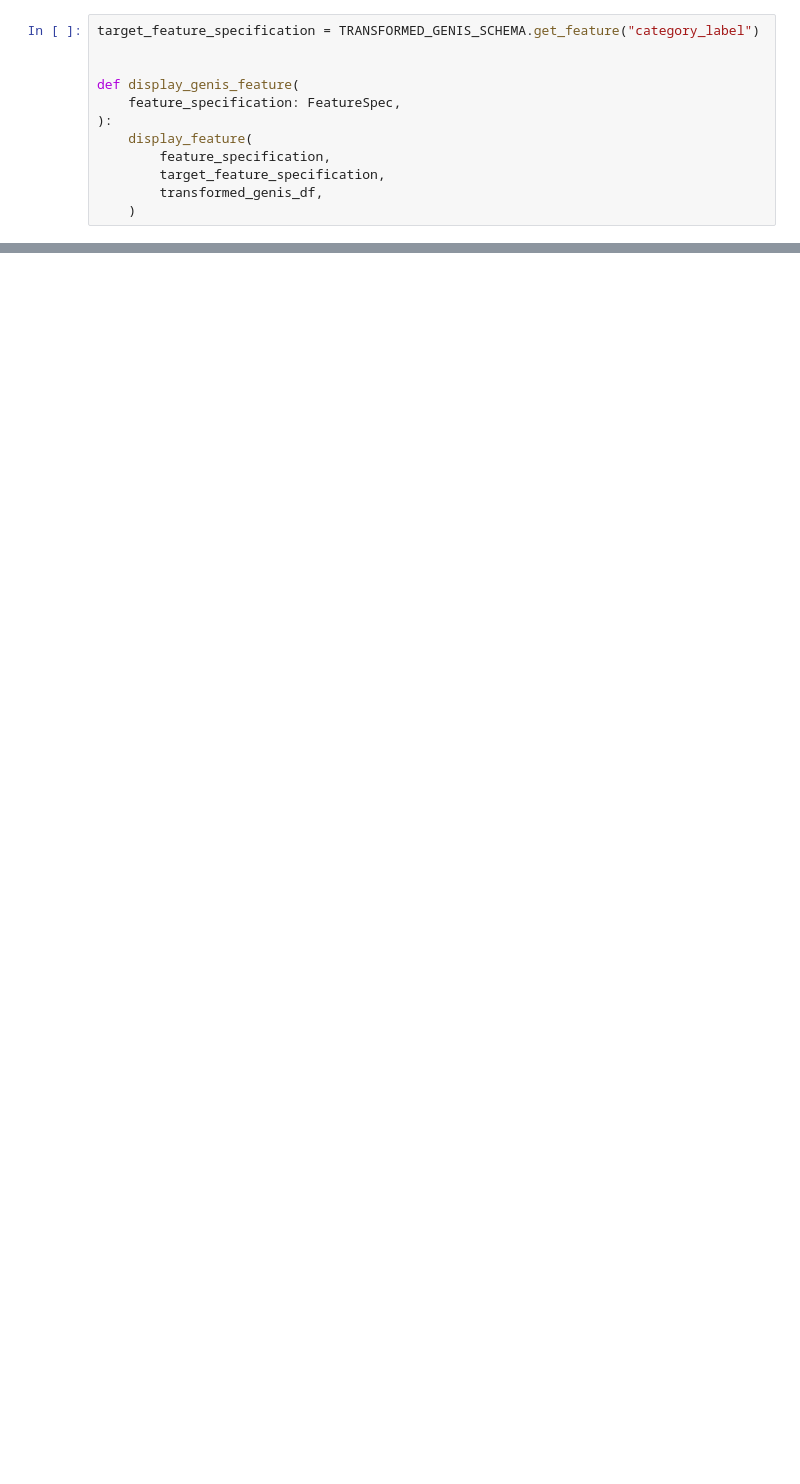
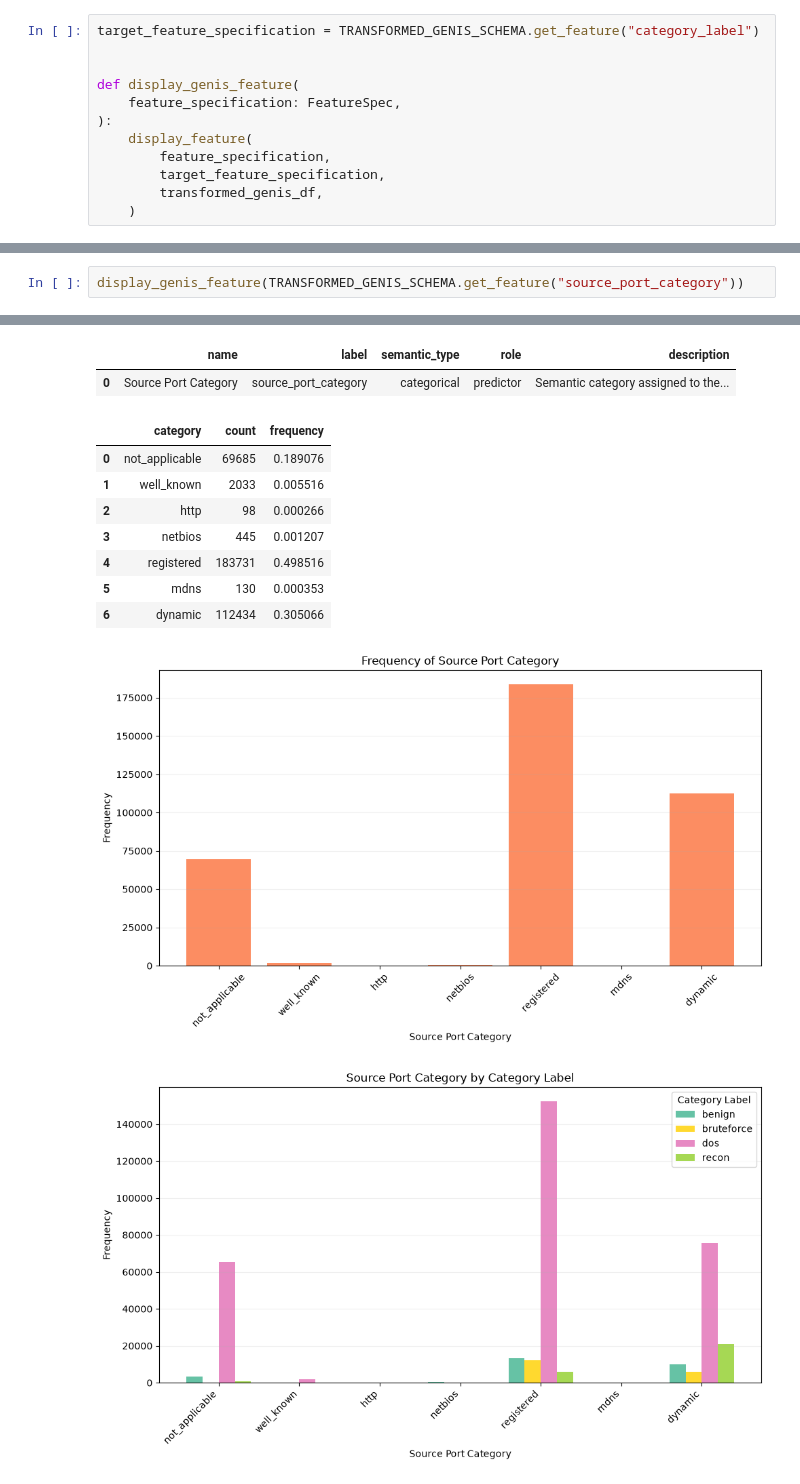
Before and after one commit to gabdumal/machine_learning_assignment, a Jupyter notebook: assignment/transformation/genis_analysis.ipynb, the cells around one changed output, grey strips where cells are left out. Saved outputs shown, nothing was run; the diff lists cells and outputs as text; blank space fills up the shorter version.

```diff
--- a/assignment/transformation/genis_analysis.ipynb
+++ b/assignment/transformation/genis_analysis.ipynb
@@ -58,2 +77,5 @@ Destination Port Category
 [figure]
 [figure]
+# %%
+display_genis_feature(TRANSFORMED_GENIS_SCHEMA.get_feature("source_port_category"))
+# %% [output]
@@ -59,0 +83,12 @@ Destination Port Category
+|  | name | label | semantic_type | role | description |
+| 0 | Source Port Category | source_port_category | categorical | predictor | Semantic category assigned to the... |
+|  | category | count | frequency |
+| 0 | not_applicable | 69685 | 0.189076 |
+| 1 | well_known | 2033 | 0.005516 |
+| 2 | http | 98 | 0.000266 |
+| 3 | netbios | 445 | 0.001207 |
+| 4 | registered | 183731 | 0.498516 |
+| 5 | mdns | 130 | 0.000353 |
+| 6 | dynamic | 112434 | 0.305066 |
+[figure, added]
+[figure, added]
```
Also changed, not shown: parts of 6 cells of this notebook, 8 other files.
